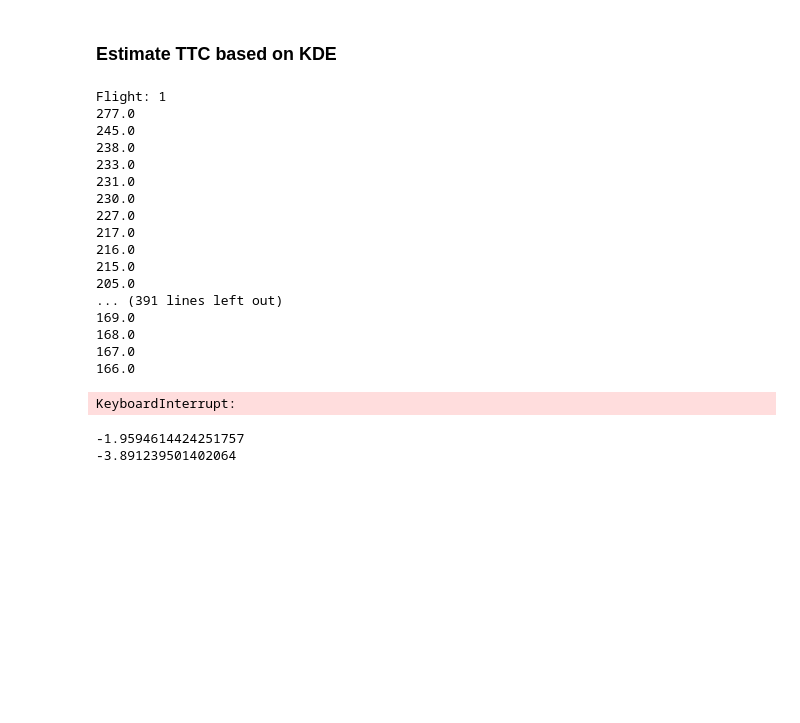
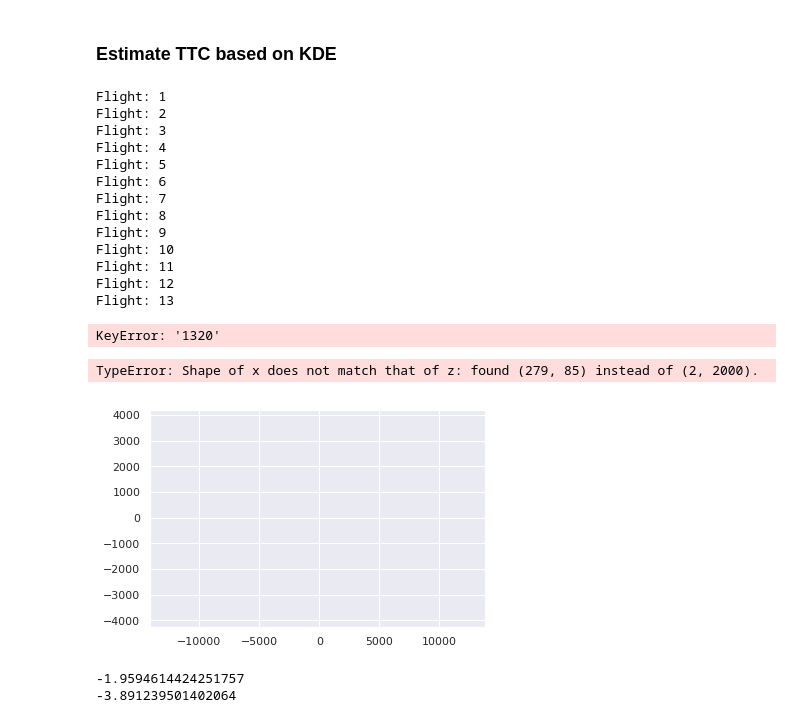
Before and after one commit to vpereboom/trajectory-prediction-toolbox, a Jupyter notebook: notebooks/Probabilistic Projection Analysis.ipynb, the cells around one changed output. Cells and saved outputs as stored; diff of their text form; code cells hidden in the pictures; blank space fills up the shorter version.

```diff
--- a/notebooks/Probabilistic Projection Analysis.ipynb
+++ b/notebooks/Probabilistic Projection Analysis.ipynb
@@ -454,7 +259,7 @@ for b in batch:
             draw_list_mean=[]
             base = 20
 
-            print(ttc_i)
+#             print(ttc_i)
 
             for ti in [tt for tt in range(int(ttc_i)-180,int(ttc_i)+180) if tt > 0]:
 
@@ -495,23 +300,44 @@ for b in batch:
 # plt.show()
 # %% [output]
 Flight: 1
-277.0
-245.0
-238.0
-233.0
-231.0
-230.0
-227.0
-217.0
-216.0
-215.0
-205.0
-... (391 lines left out)
-169.0
-168.0
-167.0
-166.0
+Flight: 2
+Flight: 3
+Flight: 4
+Flight: 5
+Flight: 6
+Flight: 7
+Flight: 8
+Flight: 9
+Flight: 10
+Flight: 11
+Flight: 12
+Flight: 13
-KeyboardInterrupt:
+KeyError: '1320'
+# %%
+la_t = 200
+gsize=100
+
+cte_data_raw = [x for x in bin_df['%d_cte' % la_t] if ~np.isnan(x)]
+cte_data_p = np.percentile(cte_data_raw,99)
+cte_data_filt = [v for v in cte_data_raw if abs(v) < cte_data_p][:2000]
+ate_data_raw = [x for x in bin_df['%d_ate' % la_t] if ~np.isnan(x)]
+ate_data_p = np.percentile(ate_data_raw,99)
+ate_data_filt = [v for v in ate_data_raw if abs(v) < ate_data_p][:2000]
+
+data = np.vstack([cte_data_filt,ate_data_filt])
+X,Y = np.mgrid[min(cte_data_filt):max(cte_data_filt):gsize, min(ate_data_filt):max(ate_data_filt):gsize]
+
+dat = pdf_dict['200'].resample(2000)
+
+fig = plt.figure()
+ax = fig.gca()
+ax.set_xlim(min(cte_data_filt), max(cte_data_filt))
+ax.set_ylim(min(ate_data_filt), max(ate_data_filt))
+# Contourf plot
+cfset = ax.contourf(X, Y, dat, cmap='Blues')
+# %% [output]
+TypeError: Shape of x does not match that of z: found (279, 85) instead of (2, 2000).
+[figure, added]
 # %%
 ac_dist_stoch(190, 10, 0, fl1['lat'][t], fl1['lon'][t], fl2['lat'][t], fl2['lon'][t],
                                      fl1['hdg'][t], fl2['hdg'][t], fl1['spd'][t], fl2['spd'][t])
```
Also changed, not shown: parts of 9 cells of this notebook, 44 other files.
